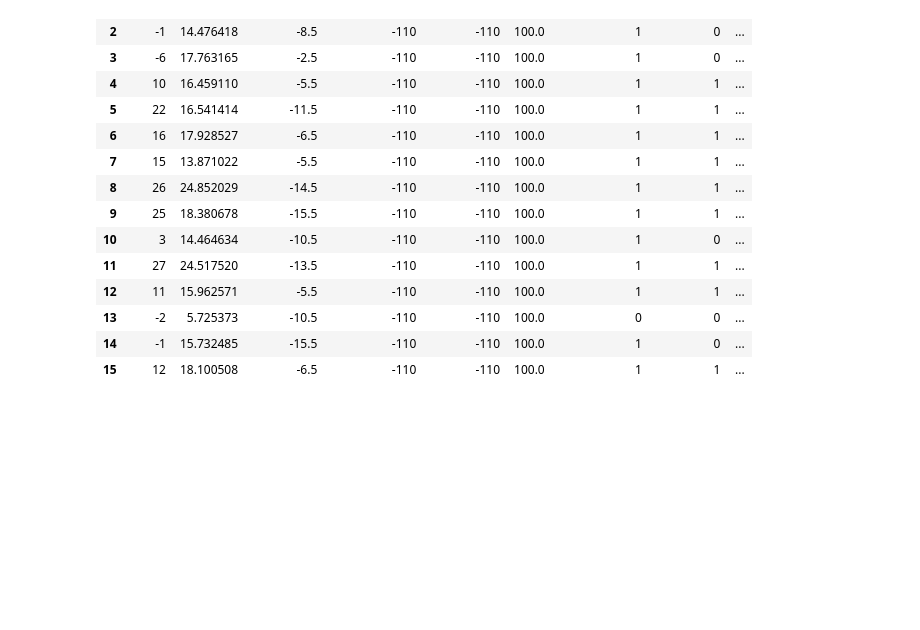
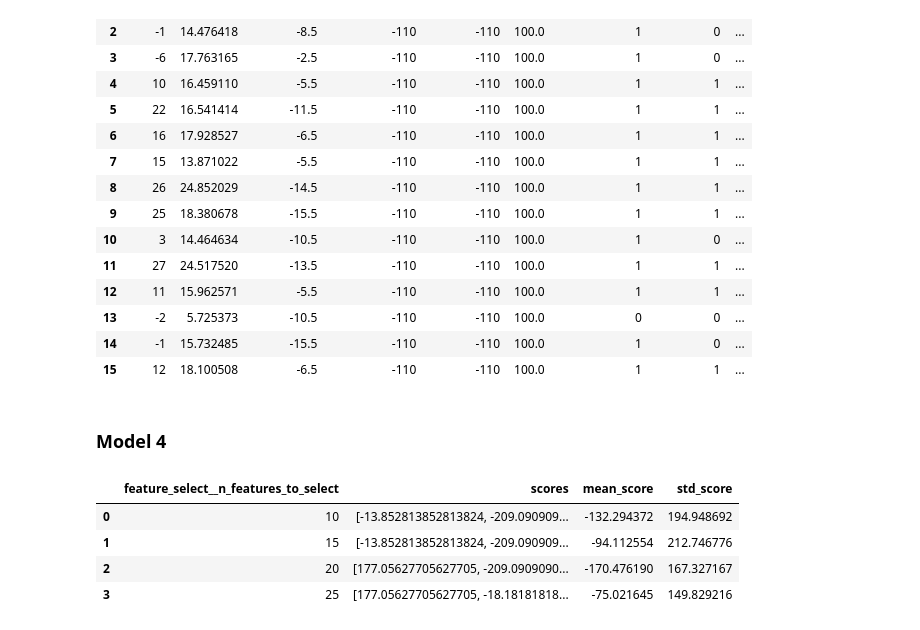
Before and after one commit to michaelparker7/FIN-377-Final-Project, a Jupyter notebook: Scrap.ipynb, the cells around one changed output. Cells and saved outputs as stored; diff of their text form; code cells hidden in the pictures; blank space fills up the shorter version.

```diff
--- a/Scrap.ipynb
+++ b/Scrap.ipynb
@@ -802,3 +766,13 @@ make_payout_df(y=y_test,
 | 13 | -2 | 5.725373 | -10.5 | -110 | -110 | 100.0 | 0 | 0 | ... |
 | 14 | -1 | 15.732485 | -15.5 | -110 | -110 | 100.0 | 1 | 0 | ... |
 | 15 | 12 | 18.100508 | -6.5 | -110 | -110 | 100.0 | 1 | 1 | ... |
+# %% [markdown]
+### Model 4
+# %%
+pipe = Pipeline(
+    [
+        ('preproc',preproc_pipe),
+        ('feature_select',SequentialFeatureSelector(LinearRegression())),
+        ('clf',LinearRegression())
+    ])
+# pipe
@@ -804,0 +781,17 @@ make_payout_df(y=y_test,
+# %%
+results = grid_search_custom_cv(model=pipe,
+                      param_grid={'feature_select__n_features_to_select': [10,15,20,25]},
+                      X = X_train,
+                      y = y_train,
+                      line = X_train['Celtics_Spread_Diff'],
+                      celtics_payout = X_train['Celtics_Spread_Payout'],
+                      opp_payout = X_train['Opp_Spread_Payout'],
+                      cv = cv_time,
+                      bet_size=bet_amount)
+results
+# %% [output]
+|  | feature_select__n_features_to_select | scores | mean_score | std_score |
+| 0 | 10 | [-13.852813852813824, -209.090909... | -132.294372 | 194.948692 |
+| 1 | 15 | [-13.852813852813824, -209.090909... | -94.112554 | 212.746776 |
+| 2 | 20 | [177.05627705627705, -209.0909090... | -170.476190 | 167.327167 |
+| 3 | 25 | [177.05627705627705, -18.18181818... | -75.021645 | 149.829216 |
```
Also changed, not shown: parts of 7 cells of this notebook.
